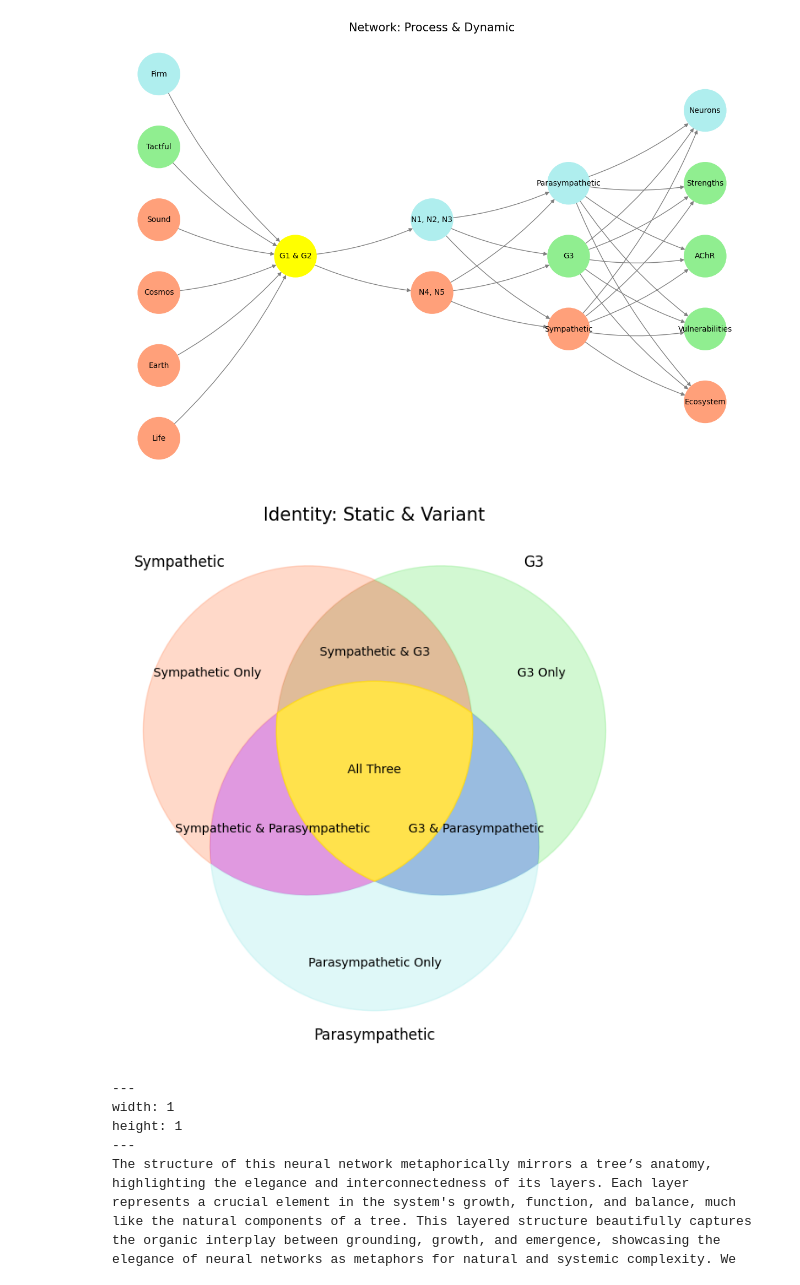
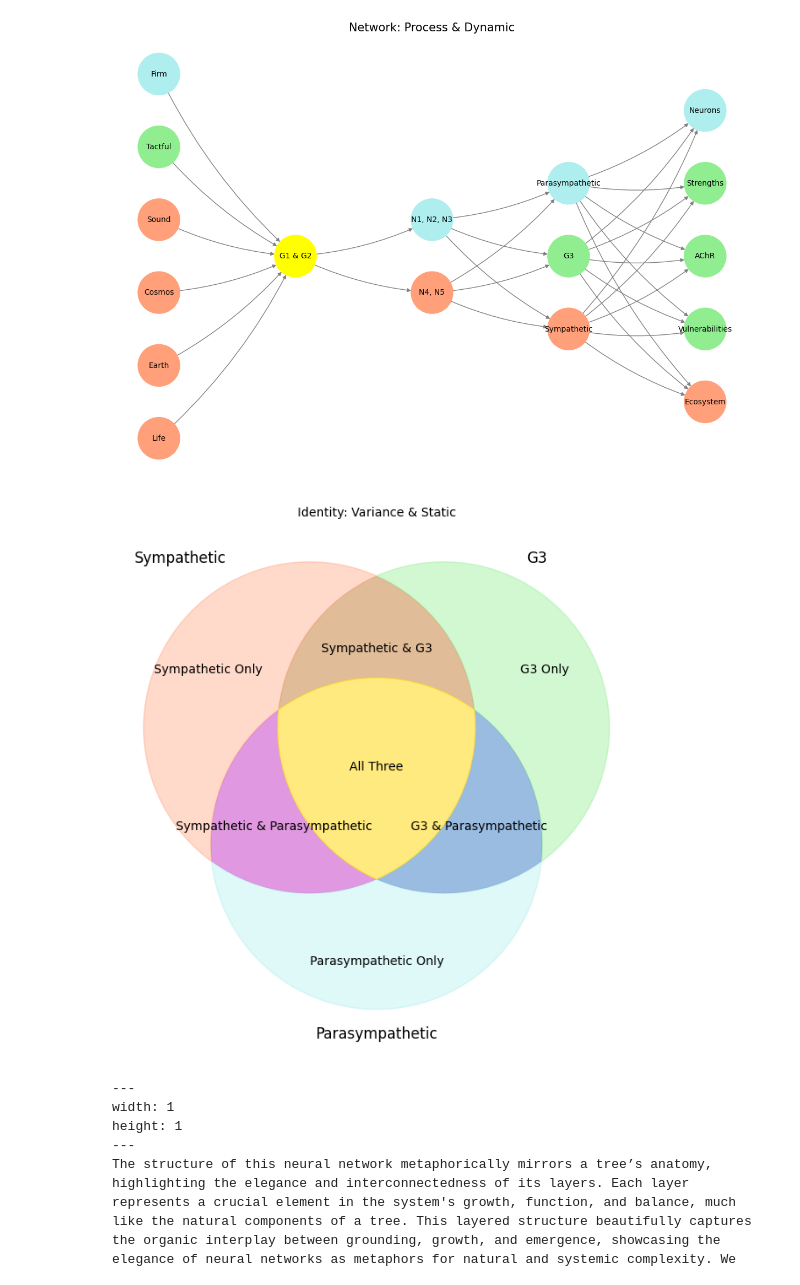
Before and after one commit to abikesa/festokivengere, a Jupyter notebook: kitabo/ensi/_build/jupyter_execute/act3/part2/part2_3.ipynb, the cells around one changed output. Drawn from its saved outputs; the diff is of its cells as text; code cells hidden in the pictures.

````diff
--- a/kitabo/ensi/_build/jupyter_execute/act3/part2/part2_3.ipynb
+++ b/kitabo/ensi/_build/jupyter_execute/act3/part2/part2_3.ipynb
@@ -114,36 +114,36 @@ visualize_nn()
 # Create an overlayed Venn diagram for the three compression nodes of the hidden layer
 from matplotlib_venn import venn3
 
 # Define the compression nodes and their relationships
 venn_labels = {
     '100': 'Sympathetic Only',
     '010': 'G3 Only',
     '001': 'Parasympathetic Only',
     '110': 'Sympathetic & G3',
     '101': 'Sympathetic & Parasympathetic',
     '011': 'G3 & Parasympathetic',
     '111': 'All Three'
 }
 
 # Create the Venn diagram
 plt.figure(figsize=(8, 8))
 venn = venn3(subsets=(1, 1, 1, 1, 1, 1, 1), set_labels=('Sympathetic', 'G3', 'Parasympathetic'))
 
 # Overlay labels for clarity
 for subset, label in venn_labels.items():
     venn.get_label_by_id(subset).set_text(label)
 
 # Style the Venn diagram
 venn.get_patch_by_id('100').set_color('lightsalmon')
 venn.get_patch_by_id('010').set_color('lightgreen')
 venn.get_patch_by_id('001').set_color('paleturquoise')
 venn.get_patch_by_id('111').set_color('gold')
-venn.get_patch_by_id('111').set_alpha(0.7)
+venn.get_patch_by_id('111').set_alpha(0.5)
 
-plt.title("Identity: Static & Variant", fontsize=15)
+plt.title("Identity: Variance & Static", fontsize=10)
 plt.show()
 # %% [output]
-[figure, old version]
+[figure, new version]
 # %% [markdown]
 ```{figure} ../../figures/blanche.*
 ---
````
Also changed, not shown: 8 other files.
